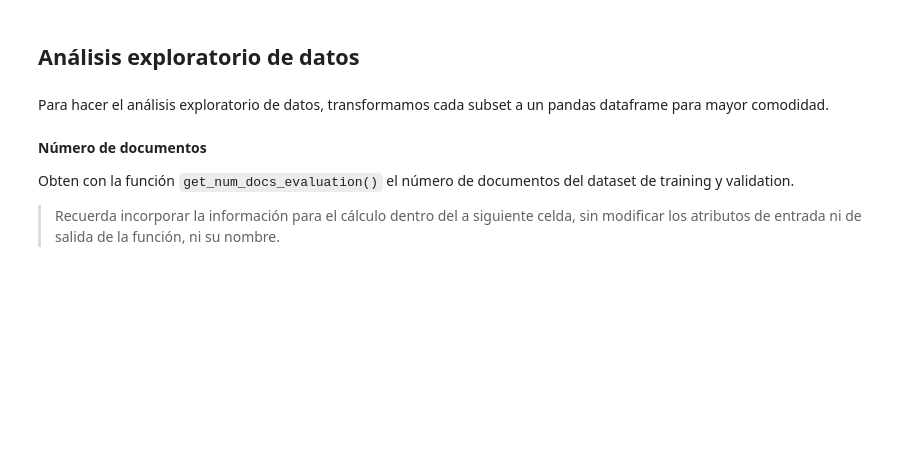
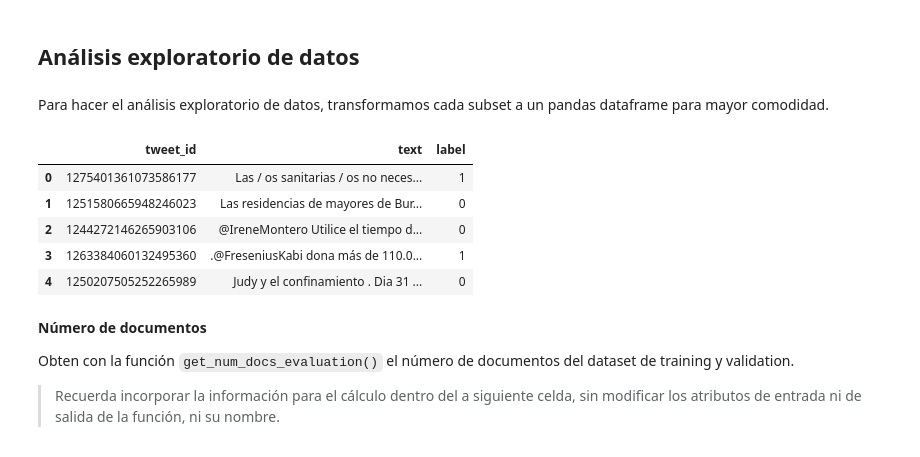
Before and after one commit to Fabio2394/text_mining, a Jupyter notebook: Ejercicio1_clasificacion_alumno.ipynb, the cells around one changed output. Cells and saved outputs as stored; diff of their text form; code cells hidden in the pictures; blank space fills up the shorter version.

```diff
--- a/Ejercicio1_clasificacion_alumno.ipynb
+++ b/Ejercicio1_clasificacion_alumno.ipynb
@@ -133,6 +137,15 @@ Para hacer el análisis exploratorio de datos, transformamos cada subset a un pa
 dataset_train_df = dataset["train"].to_pandas()
 dataset_val_df = dataset["validation"].to_pandas()
 dataset_test_df = dataset["test"].to_pandas()
+# %%
+dataset_train_df.head()
+# %% [output]
+|  | tweet_id | text | label |
+| 0 | 1275401361073586177 | Las / os sanitarias / os no neces... | 1 |
+| 1 | 1251580665948246023 | Las residencias de mayores de Bur... | 0 |
+| 2 | 1244272146265903106 | @IreneMontero Utilice el tiempo d... | 0 |
+| 3 | 1263384060132495360 | .@FreseniusKabi dona más de 110.0... | 1 |
+| 4 | 1250207505252265989 | Judy y el confinamiento . Dia 31 ... | 0 |
 # %% [markdown]
 **Número de documentos**
 
```
Also changed, not shown: parts of 18 cells of this notebook.
